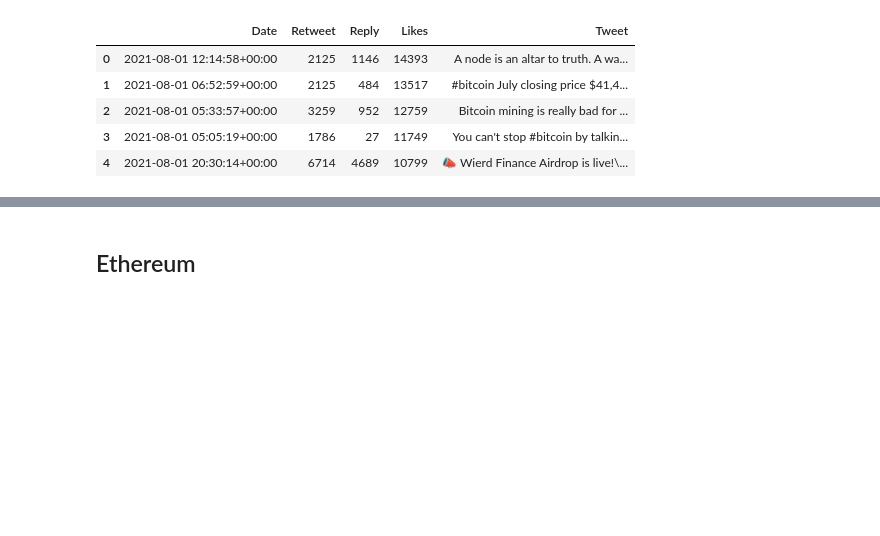
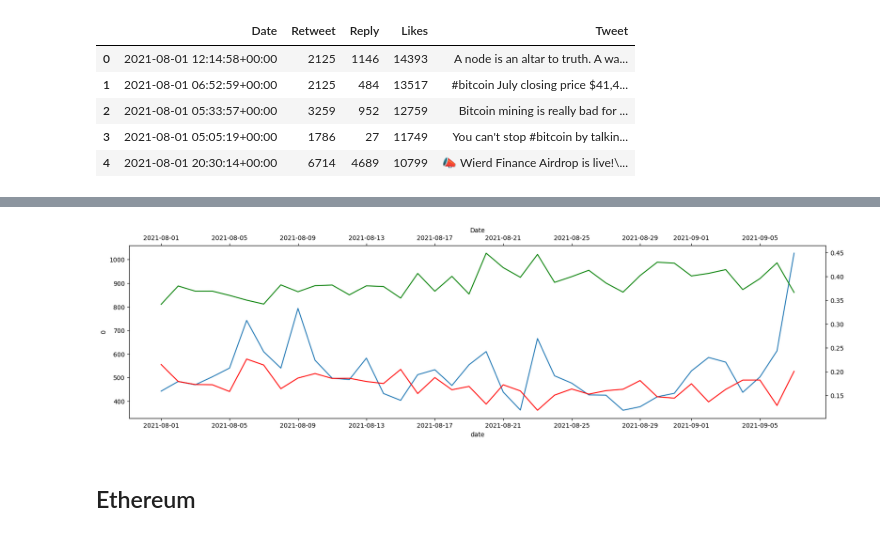
Before and after one commit to Alvanzah/Pemodelan, a Jupyter notebook: Sentiment_Analysis.ipynb, the cells around one changed output, grey strips where cells are left out. Cells and saved outputs as stored; diff of their text form; code cells hidden in the pictures; blank space fills up the shorter version.

```diff
--- a/Sentiment_Analysis.ipynb
+++ b/Sentiment_Analysis.ipynb
@@ -56,7 +59,7 @@ for i, row in tqdm(btc_df.iterrows(), total=len(btc_df)):
     roberta_result[i] = {**result[0]}
     classes.append(result[1])
 # %%
-btc_df.join(pd.DataFrame(roberta_result).T)
+btc_df = btc_df.join(pd.DataFrame(roberta_result).T)
 btc_df['classes'] = classes
 
 btc_df.head()
@@ -63,3 +75,24 @@ btc_df.head()
+# %%
+btc_df['Date'] = pd.to_datetime(btc_df['Date']).dt.date
+btc_df1 = btc_df.groupby('Date')[['roberta_neg', 'roberta_neu', 'roberta_pos']].mean()
+# %%
+dff = pd.read_csv(r'BTC_tweet_perday.csv', index_col=0)
+# %%
+date = []
+for i in range(38):
+    date.append(pd.to_datetime('2021-08-01') + pd.Timedelta(days=i))
+
+dff['date'] = date
+fig = plt.figure(figsize=(20, 5))
+ax = sns.lineplot(x='date', y='0', data=dff)
+ax2 = ax.twinx()
+ax3 = ax2.twiny()
+ax2 = sns.lineplot(x='Date', y='roberta_neg', data=btc_df1, color='r')
+ax3 = sns.lineplot(x='Date', y='roberta_pos', data=btc_df1, color='g')
+
+plt.show()
+# %% [output]
+[figure, added]
 # %% [markdown]
 ## Ethereum
 # %%
```
Also changed, not shown: parts of 7 cells of this notebook, 3 other files.
